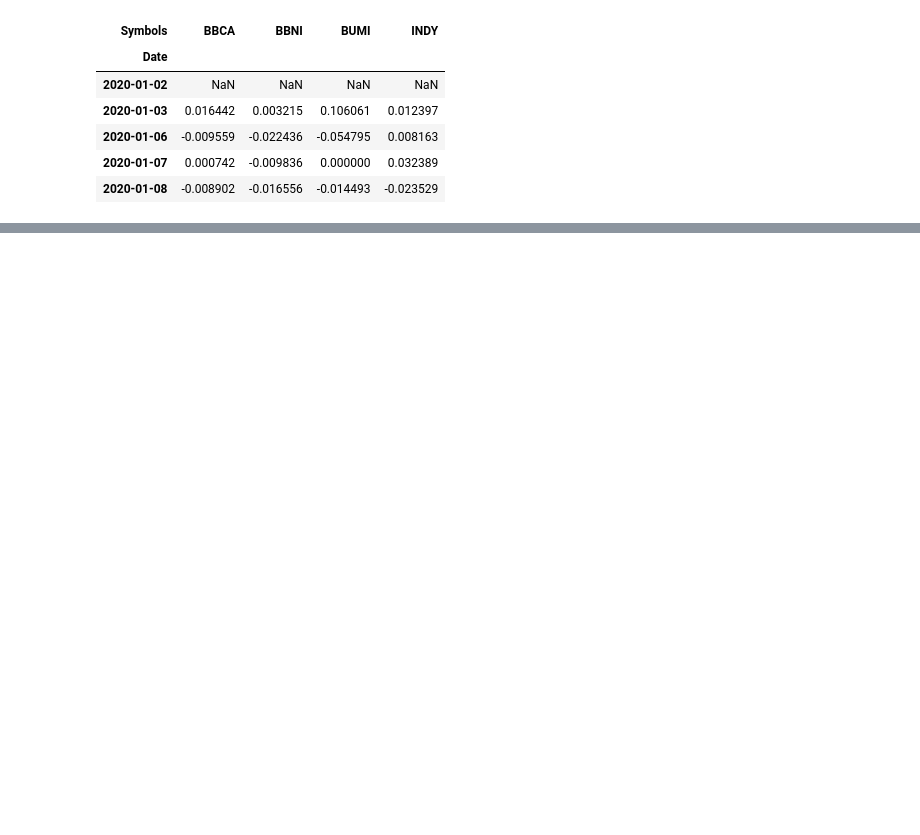
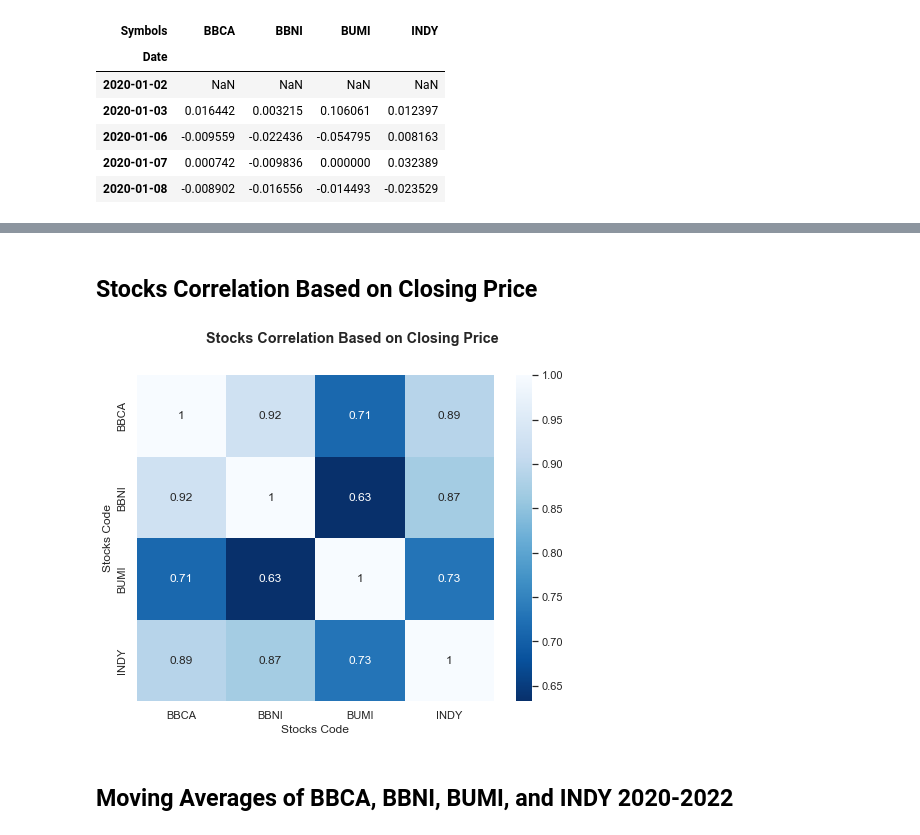
Before and after one commit to crypter70/Stocks-Prediction, a Jupyter notebook: Stocks Data Exploration.ipynb, the cells around one changed output, grey strips where cells are left out. Drawn from its saved outputs; the diff is of its cells as text; code cells hidden in the pictures; blank space fills up the shorter version.

Commit message:
add and modify charts

```diff
--- a/Stocks Data Exploration.ipynb
+++ b/Stocks Data Exploration.ipynb
@@ -270,0 +278,29 @@ for ma in ma_day:
+# %%
+chart8 = 'Stocks Correlation Based on Closing Price'
+
+Markdown("""
+## {title}
+""".format(title=chart8))
+# %% [output]
+
+## Stocks Correlation Based on Closing Price
+# %%
+plt.figure(figsize=(8, 6))
+
+plt.suptitle(f'{chart8}', fontweight='bold')
+
+g = sns.heatmap(closing_df.corr(), annot=True, cmap = 'Blues_r')
+g.set(ylabel='Stocks Code', xlabel='Stocks Code')
+
+plt.show()
+# %% [output]
+[figure, added]
+# %%
+chart9 = f'Moving Averages of {stock_code[0]}, {stock_code[1]}, {stock_code[2]}, and {stock_code[3]} 2020-2022'
+
+Markdown("""
+## {title}
+""".format(title=chart9))
+# %% [output]
+
+## Moving Averages of BBCA, BBNI, BUMI, and INDY 2020-2022
```
Also changed, not shown: parts of 18 cells of this notebook.
